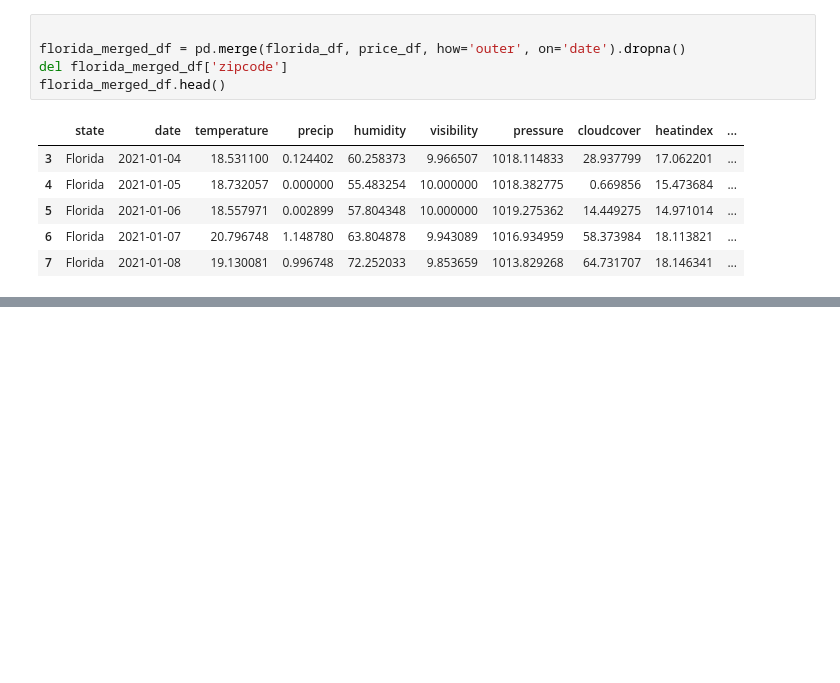
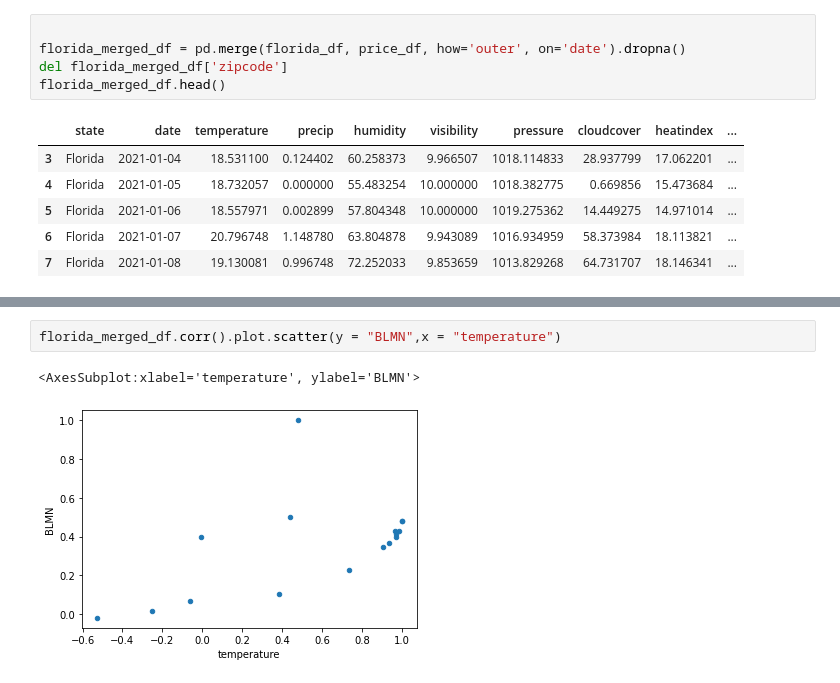
Before and after one commit to lindseyhardouin/Weather_Affects_using_Machine_Learning, a Jupyter notebook: price_weather_data_merge.ipynb, the cells around one changed output, grey strips where cells are left out. Saved outputs shown, nothing was run; the diff lists cells and outputs as text; blank space fills up the shorter version.

Commit message:
adding correlation data for Florida

```diff
--- a/price_weather_data_merge.ipynb
+++ b/price_weather_data_merge.ipynb
@@ -106,0 +128,5 @@ florida_merged_df.head()
+# %%
+florida_merged_df.corr().plot.scatter(y = "BLMN",x = "temperature")
+# %% [output]
+<AxesSubplot:xlabel='temperature', ylabel='BLMN'>
+[figure, added]
```
Also changed, not shown: parts of 3 cells of this notebook, 1 other file.
